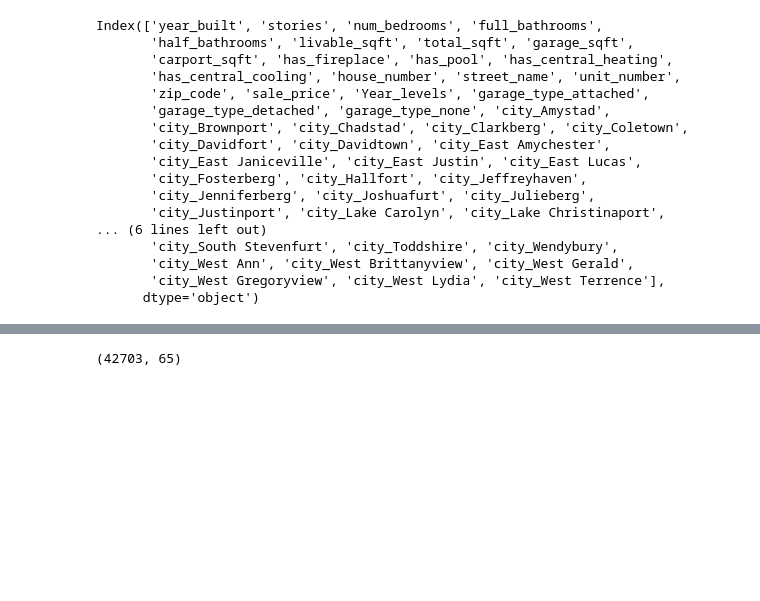
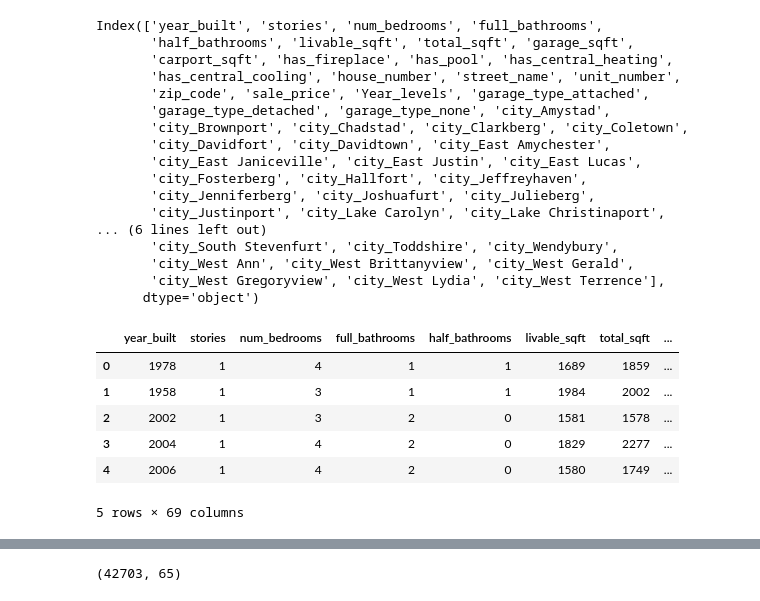
Before and after one commit to Claire56/House_value_estimate, a Jupyter notebook: linkedinDataset.ipynb, the cells around one changed output, grey strips where cells are left out. Saved outputs shown, nothing was run; the diff lists cells and outputs as text; code cells hidden in the pictures; blank space fills up the shorter version.

```diff
--- a/linkedinDataset.ipynb
+++ b/linkedinDataset.ipynb
@@ -300,3 +324,13 @@ Index(['year_built', 'stories', 'num_bedrooms', 'full_bathrooms',
        'city_West Ann', 'city_West Brittanyview', 'city_West Gerald',
        'city_West Gregoryview', 'city_West Lydia', 'city_West Terrence'],
       dtype='object')
+# %%
+d.head()
+# %% [output]
+|  | year_built | stories | num_bedrooms | full_bathrooms | half_bathrooms | livable_sqft | total_sqft | ... |
+| 0 | 1978 | 1 | 4 | 1 | 1 | 1689 | 1859 | ... |
+| 1 | 1958 | 1 | 3 | 1 | 1 | 1984 | 2002 | ... |
+| 2 | 2002 | 1 | 3 | 2 | 0 | 1581 | 1578 | ... |
+| 3 | 2004 | 1 | 4 | 2 | 0 | 1829 | 2277 | ... |
+| 4 | 2006 | 1 | 4 | 2 | 0 | 1580 | 1749 | ... |
+5 rows × 69 columns
```
Also changed, not shown: parts of 11 cells of this notebook, 6 other files.
